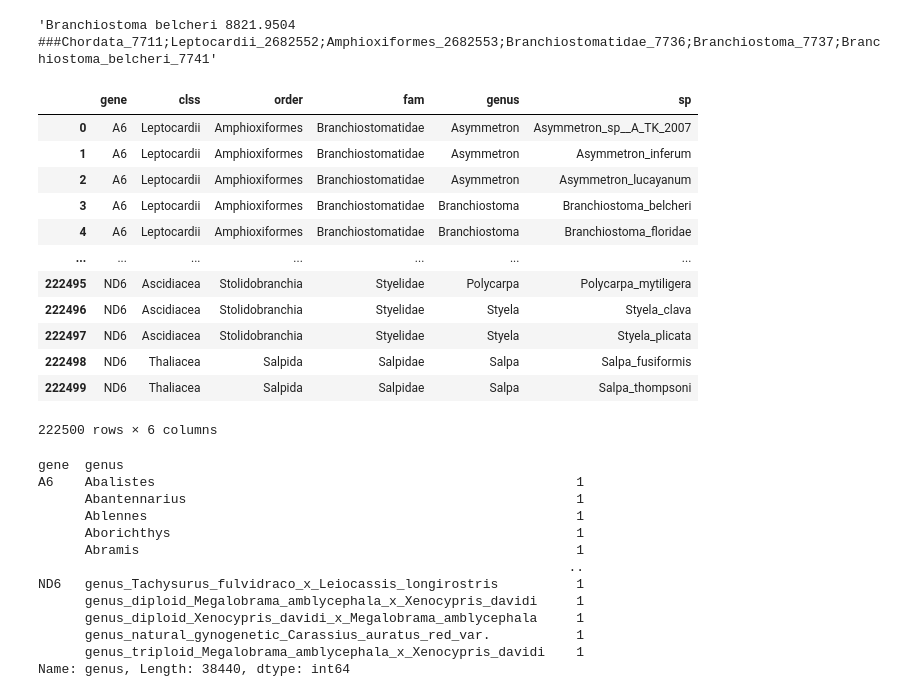
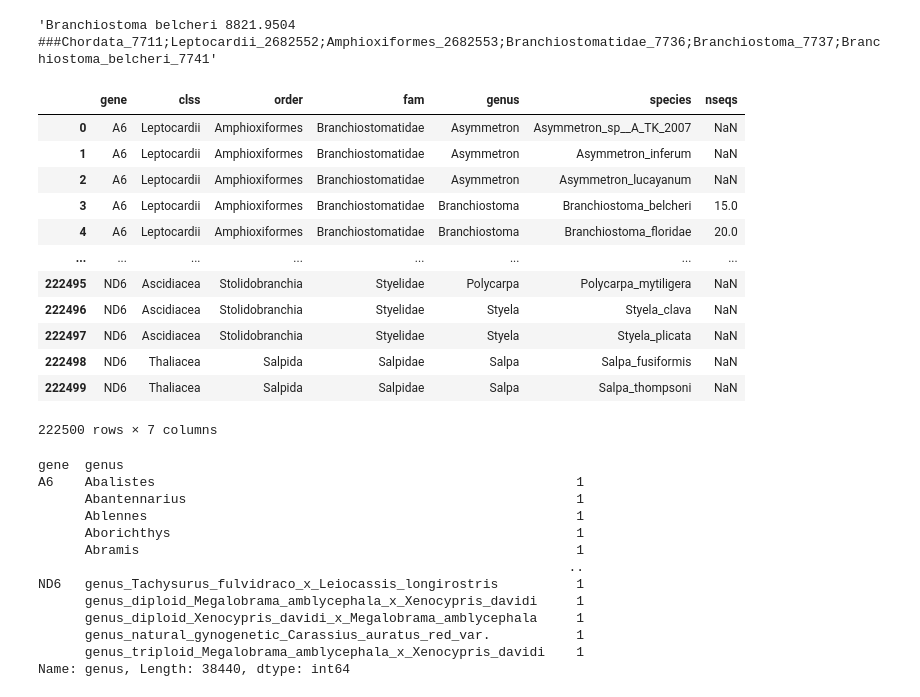
Before and after one commit to mitoclub/nemu-pipeline, a Jupyter notebook: notebooks/prepare_beasts_datasets.ipynb, the cells around one changed output. Saved outputs shown, nothing was run; the diff lists cells and outputs as text; code cells hidden in the pictures.

```diff
--- a/notebooks/prepare_beasts_datasets.ipynb
+++ b/notebooks/prepare_beasts_datasets.ipynb
@@ -352,22 +402,27 @@ data_taxa = []
 for gene_sp, seqs in seqs_longest.items():
     raw_taxonomy = seqs[0].description.split("###")[1]
     phyl, clss, order, fam, genus, sp = ["_".join(x.split("_")[:-1]) for x in raw_taxonomy.split(";")]
-    data_taxa.append(dict(gene=gene_sp.split('__')[0], clss=clss, order=order, fam=fam, genus=genus, sp=sp))
-taxa = pd.DataFrame(data_taxa)
+
+    nseqs = seqs_uniq_filtered.get(gene_sp)
+    if nseqs:
+        nseqs = len(nseqs)
+
+    data_taxa.append(dict(gene=gene_sp.split('__')[0], clss=clss, order=order, fam=fam, genus=genus, species=sp, nseqs=nseqs))
+genes_counts = pd.DataFrame(data_taxa)
-# %%
-taxa
-# %% [output]
-|  | gene | clss | order | fam | genus | sp |
-| 0 | A6 | Leptocardii | Amphioxiformes | Branchiostomatidae | Asymmetron | Asymmetron_sp__A_TK_2007 |
-| 1 | A6 | Leptocardii | Amphioxiformes | Branchiostomatidae | Asymmetron | Asymmetron_inferum |
-| 2 | A6 | Leptocardii | Amphioxiformes | Branchiostomatidae | Asymmetron | Asymmetron_lucayanum |
-| 3 | A6 | Leptocardii | Amphioxiformes | Branchiostomatidae | Branchiostoma | Branchiostoma_belcheri |
-| 4 | A6 | Leptocardii | Amphioxiformes | Branchiostomatidae | Branchiostoma | Branchiostoma_floridae |
-| ... | ... | ... | ... | ... | ... | ... |
-| 222495 | ND6 | Ascidiacea | Stolidobranchia | Styelidae | Polycarpa | Polycarpa_mytiligera |
-| 222496 | ND6 | Ascidiacea | Stolidobranchia | Styelidae | Styela | Styela_clava |
-| 222497 | ND6 | Ascidiacea | Stolidobranchia | Styelidae | Styela | Styela_plicata |
-| 222498 | ND6 | Thaliacea | Salpida | Salpidae | Salpa | Salpa_fusiformis |
-| 222499 | ND6 | Thaliacea | Salpida | Salpidae | Salpa | Salpa_thompsoni |
-222500 rows × 6 columns
+# %%
+genes_counts
+# %% [output]
+|  | gene | clss | order | fam | genus | species | nseqs |
+| 0 | A6 | Leptocardii | Amphioxiformes | Branchiostomatidae | Asymmetron | Asymmetron_sp__A_TK_2007 | NaN |
+| 1 | A6 | Leptocardii | Amphioxiformes | Branchiostomatidae | Asymmetron | Asymmetron_inferum | NaN |
+| 2 | A6 | Leptocardii | Amphioxiformes | Branchiostomatidae | Asymmetron | Asymmetron_lucayanum | NaN |
+| 3 | A6 | Leptocardii | Amphioxiformes | Branchiostomatidae | Branchiostoma | Branchiostoma_belcheri | 15.0 |
+| 4 | A6 | Leptocardii | Amphioxiformes | Branchiostomatidae | Branchiostoma | Branchiostoma_floridae | 20.0 |
+| ... | ... | ... | ... | ... | ... | ... | ... |
+| 222495 | ND6 | Ascidiacea | Stolidobranchia | Styelidae | Polycarpa | Polycarpa_mytiligera | NaN |
+| 222496 | ND6 | Ascidiacea | Stolidobranchia | Styelidae | Styela | Styela_clava | NaN |
+| 222497 | ND6 | Ascidiacea | Stolidobranchia | Styelidae | Styela | Styela_plicata | NaN |
+| 222498 | ND6 | Thaliacea | Salpida | Salpidae | Salpa | Salpa_fusiformis | NaN |
+| 222499 | ND6 | Thaliacea | Salpida | Salpidae | Salpa | Salpa_thompsoni | NaN |
+222500 rows × 7 columns
 # %%
```
Also changed, not shown: parts of 33 cells of this notebook.
